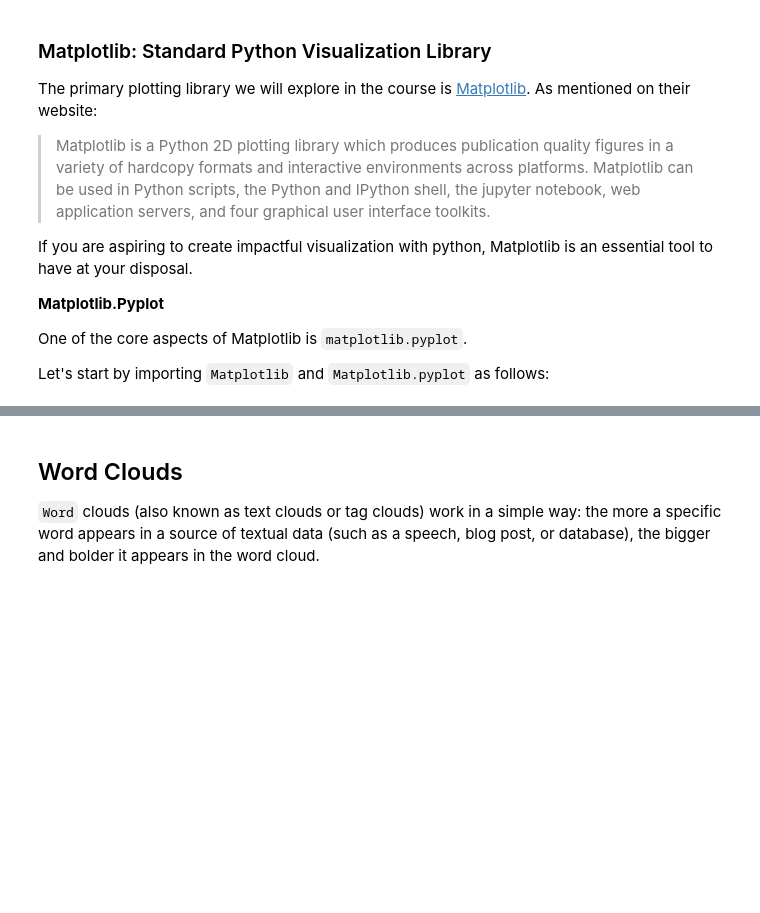
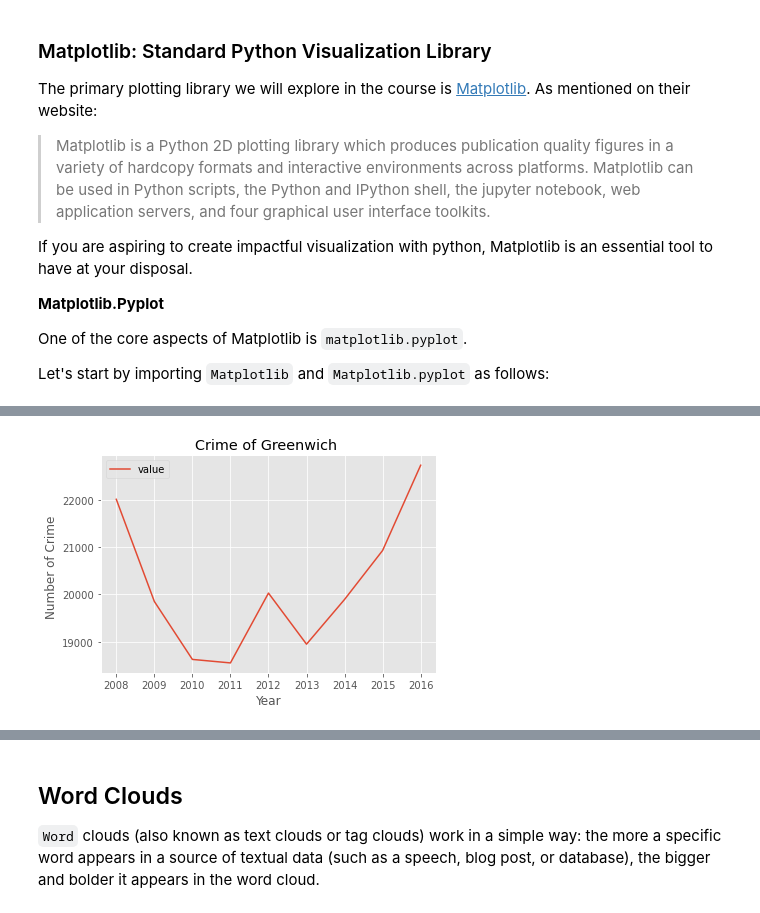
Before and after one commit to suryabarokah/h8-42, a Jupyter notebook: PYTN_Assgn_1_42_SuryaBarokah.ipynb, the cells around one changed output, grey strips where cells are left out. Cells and saved outputs as stored; diff of their text form; code cells hidden in the pictures; blank space fills up the shorter version.

```diff
--- a/PYTN_Assgn_1_42_SuryaBarokah.ipynb
+++ b/PYTN_Assgn_1_42_SuryaBarokah.ipynb
@@ -346,0 +183,17 @@ plt.show()
+# %%
+# Write your function below
+
+# Graded-Funtion Begin (~1 Lines)
+crim_greenwich = df[df['borough'] == 'Greenwich']
+df_crim_greenwich = crim_greenwich[['year','value']].groupby(['year'], axis=0).sum()
+df_crim_greenwich.plot()
+
+# Graded-Funtion End
+
+plt.title('Crime of Greenwich ') # add a title to the area plot
+plt.ylabel('Number of Crime ') # add y-label
+plt.xlabel('Year') # add x-label
+
+plt.show()
+# %% [output]
+[figure, added]
```
Also changed, not shown: parts of 46 cells of this notebook.
